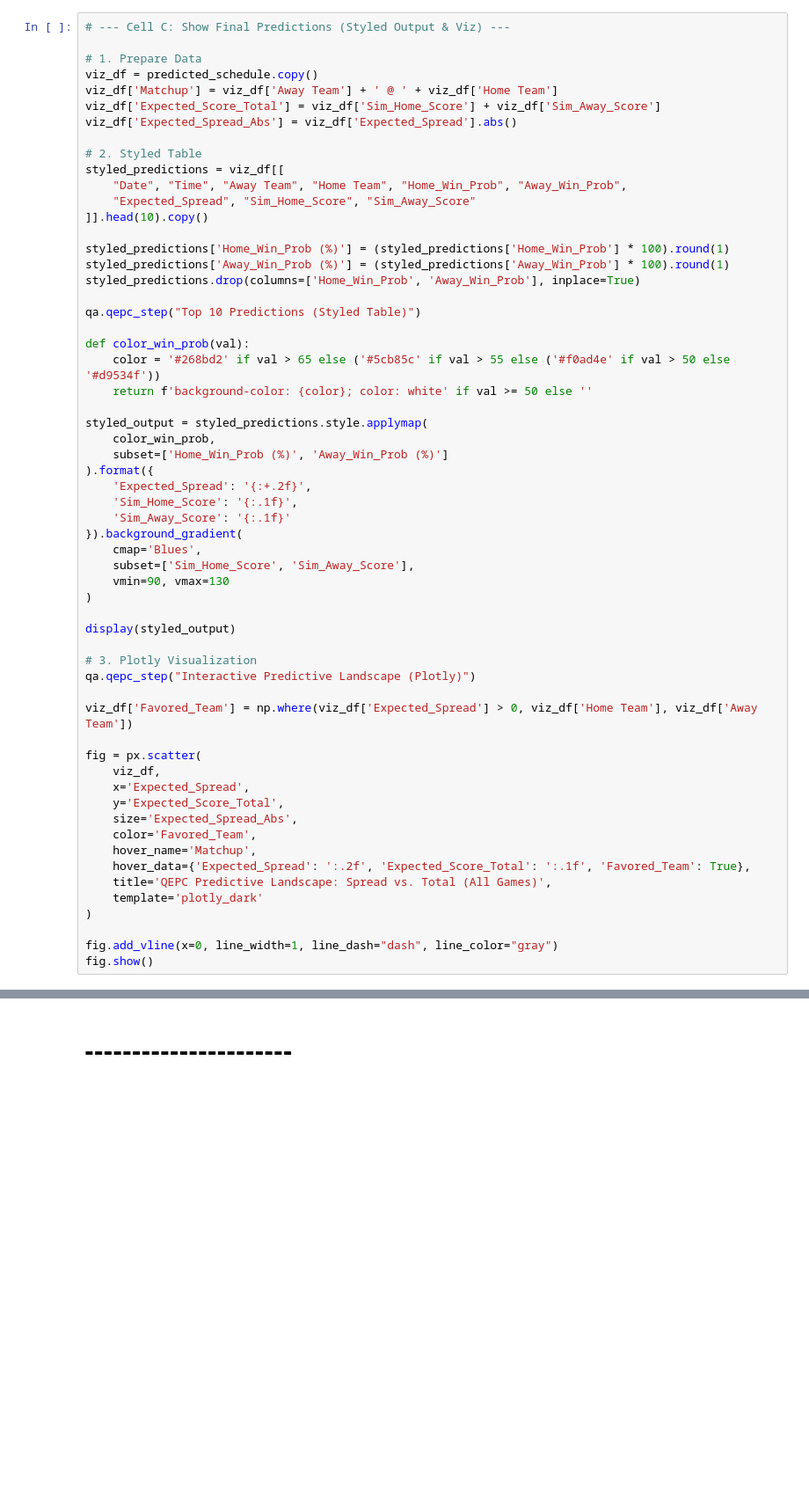
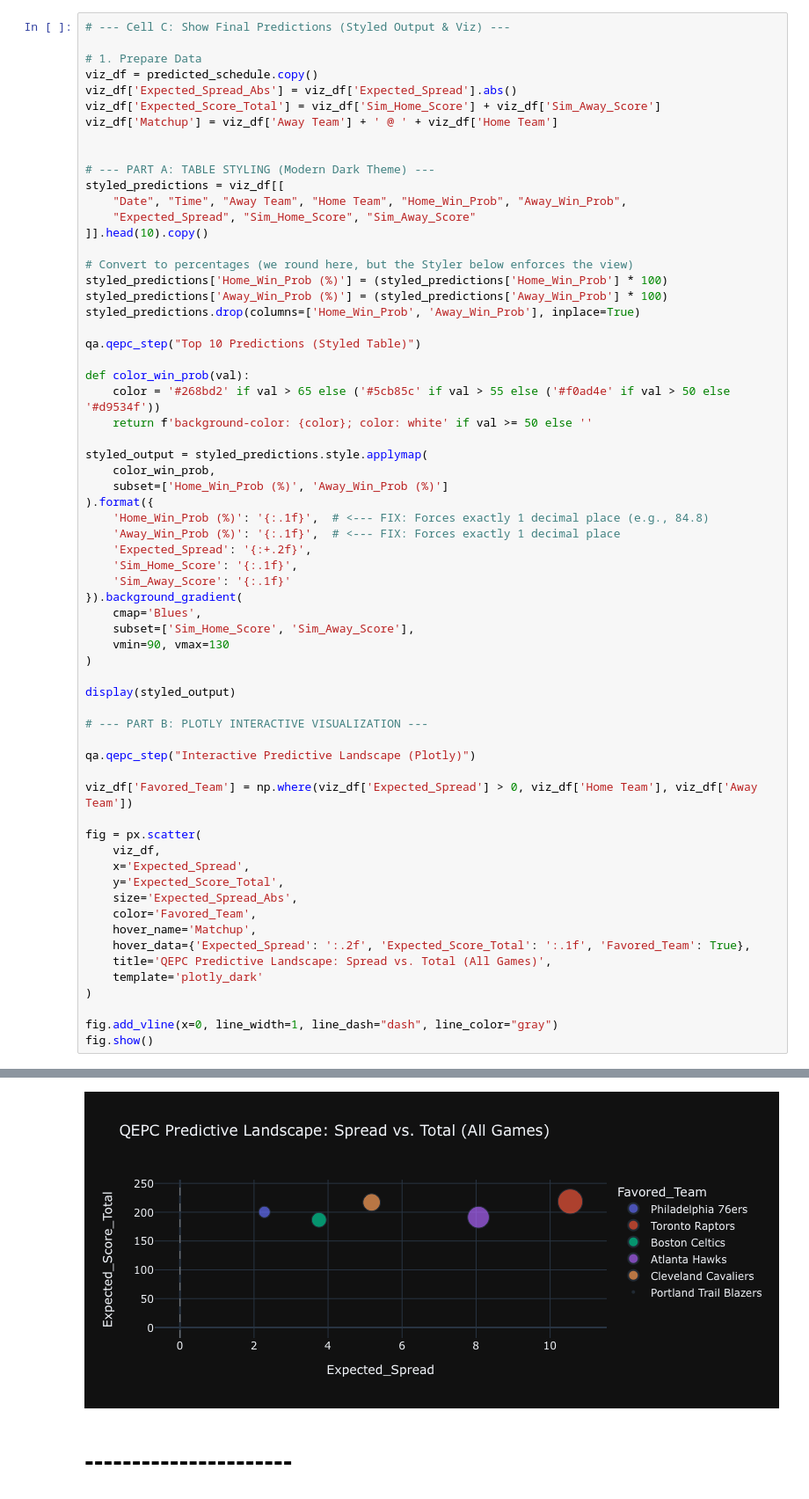
Before and after one commit to wjdorsey/qepc_project, a Jupyter notebook: notebooks/qepc_dashboard.ipynb, the cells around one changed output, grey strips where cells are left out. Shown at 88% size. Drawn from its saved outputs; the diff is of its cells as text; blank space fills up the shorter version.

```diff
--- a/notebooks/qepc_dashboard.ipynb
+++ b/notebooks/qepc_dashboard.ipynb
@@ -40,18 +80,20 @@ qa.qepc_step("Simulation Complete. Final Predictions Ready.")
 
 # 1. Prepare Data
 viz_df = predicted_schedule.copy()
+viz_df['Expected_Spread_Abs'] = viz_df['Expected_Spread'].abs()
+viz_df['Expected_Score_Total'] = viz_df['Sim_Home_Score'] + viz_df['Sim_Away_Score']
 viz_df['Matchup'] = viz_df['Away Team'] + ' @ ' + viz_df['Home Team']
-viz_df['Expected_Score_Total'] = viz_df['Sim_Home_Score'] + viz_df['Sim_Away_Score']
-viz_df['Expected_Spread_Abs'] = viz_df['Expected_Spread'].abs()
 
-# 2. Styled Table
+
+# --- PART A: TABLE STYLING (Modern Dark Theme) ---
 styled_predictions = viz_df[[
     "Date", "Time", "Away Team", "Home Team", "Home_Win_Prob", "Away_Win_Prob",
     "Expected_Spread", "Sim_Home_Score", "Sim_Away_Score"
 ]].head(10).copy()
 
-styled_predictions['Home_Win_Prob (%)'] = (styled_predictions['Home_Win_Prob'] * 100).round(1)
-styled_predictions['Away_Win_Prob (%)'] = (styled_predictions['Away_Win_Prob'] * 100).round(1)
+# Convert to percentages (we round here, but the Styler below enforces the view)
+styled_predictions['Home_Win_Prob (%)'] = (styled_predictions['Home_Win_Prob'] * 100)
+styled_predictions['Away_Win_Prob (%)'] = (styled_predictions['Away_Win_Prob'] * 100)
 styled_predictions.drop(columns=['Home_Win_Prob', 'Away_Win_Prob'], inplace=True)
 
 qa.qepc_step("Top 10 Predictions (Styled Table)")
@@ -64,6 +106,8 @@ styled_output = styled_predictions.style.applymap(
     color_win_prob,
     subset=['Home_Win_Prob (%)', 'Away_Win_Prob (%)']
 ).format({
+    'Home_Win_Prob (%)': '{:.1f}',  # <--- FIX: Forces exactly 1 decimal place (e.g., 84.8)
+    'Away_Win_Prob (%)': '{:.1f}',  # <--- FIX: Forces exactly 1 decimal place
     'Expected_Spread': '{:+.2f}',
     'Sim_Home_Score': '{:.1f}',
     'Sim_Away_Score': '{:.1f}'
@@ -75,7 +119,8 @@ styled_output = styled_predictions.style.applymap(
 
 display(styled_output)
 
-# 3. Plotly Visualization
+# --- PART B: PLOTLY INTERACTIVE VISUALIZATION ---
+
 qa.qepc_step("Interactive Predictive Landscape (Plotly)")
 
 viz_df['Favored_Team'] = np.where(viz_df['Expected_Spread'] > 0, viz_df['Home Team'], viz_df['Away Team'])
@@ -94,3 +139,4 @@ fig = px.scatter(
 
 fig.add_vline(x=0, line_width=1, line_dash="dash", line_color="gray")
 fig.show()
+# %% [output]
@@ -97,2 +153,3 @@ fig.show()
+[figure, added]
 # %% [markdown]
 # ----------------------
```
Also changed, not shown: parts of 4 cells of this notebook, 14 other files.
